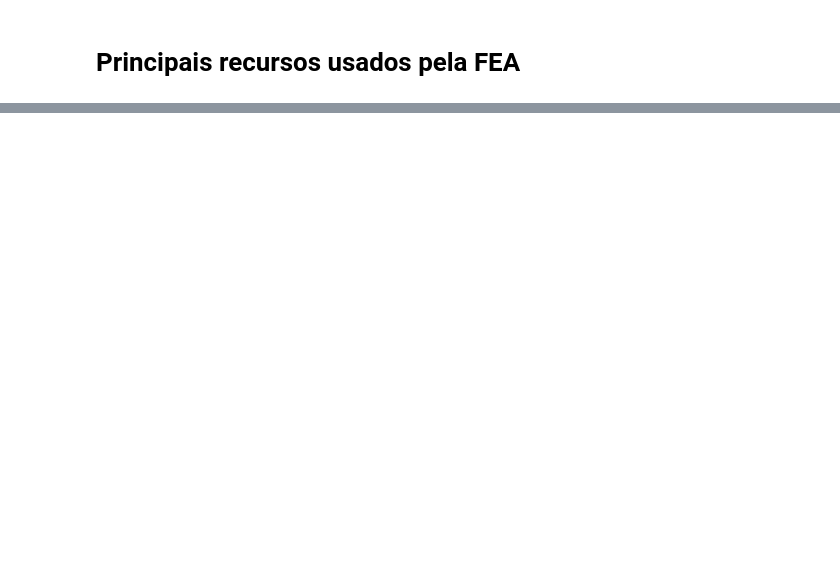
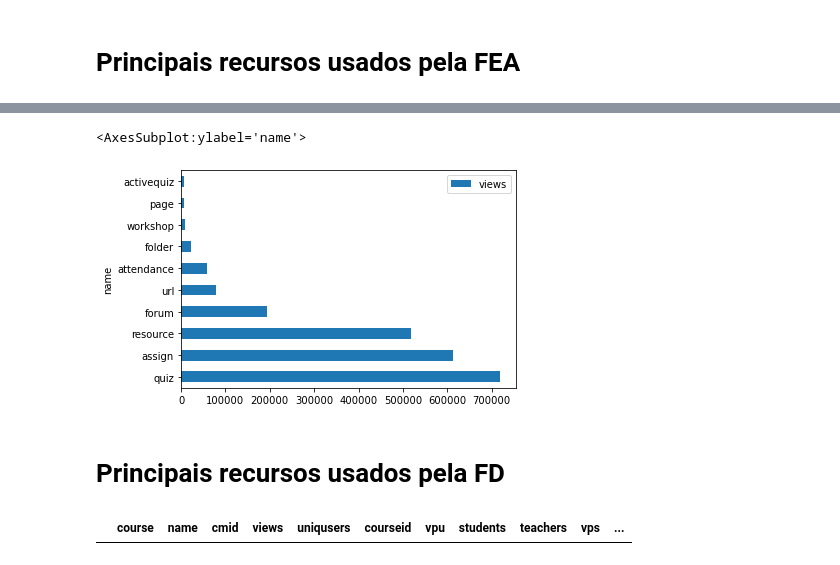
Before and after one commit to gustavo-ifusp/edisc-analytics, a Jupyter notebook: moodleresourses.ipynb, the cells around one changed output, grey strips where cells are left out. Saved outputs shown, nothing was run; the diff lists cells and outputs as text; code cells hidden in the pictures; blank space fills up the shorter version.

```diff
--- a/moodleresourses.ipynb
+++ b/moodleresourses.ipynb
@@ -11,8 +11,8 @@ df1.sample(0)
 # %% [output]
 |  | course | name | cmid | views | uniqusers | courseid | vpu | students | teachers | vps | ... |
 # %%
-df2=pd.read_table('mv-2020-FEA.csv', sep= ',')
-df2.sample(0)
+dfFEA=pd.read_table('mv-2020-FEA.csv', sep= ',')
+dfFEA.sample(0)
 # %% [output]
 |  | course | name | cmid | views | uniqusers | courseid | vpu | students | teachers | vps | ... |
 # %% [markdown]
@@ -71,0 +65,14 @@ plt.show()
+# %%
+N=10
+views = dfFEA.groupby(by=['name']).agg({'views':'sum'})
+views.sort_values(by='views',ascending=False)[:N].plot(kind='barh')
+# %% [output]
+<AxesSubplot:ylabel='name'>
+[figure, added]
+# %% [markdown]
+# Principais recursos usados pela FD
+# %%
+dfFD=pd.read_table('mv-2020-FD.csv', sep= ',')
+dfFD.sample(0)
+# %% [output]
+|  | course | name | cmid | views | uniqusers | courseid | vpu | students | teachers | vps | ... |
```
Also changed, not shown: parts of 21 cells of this notebook.
